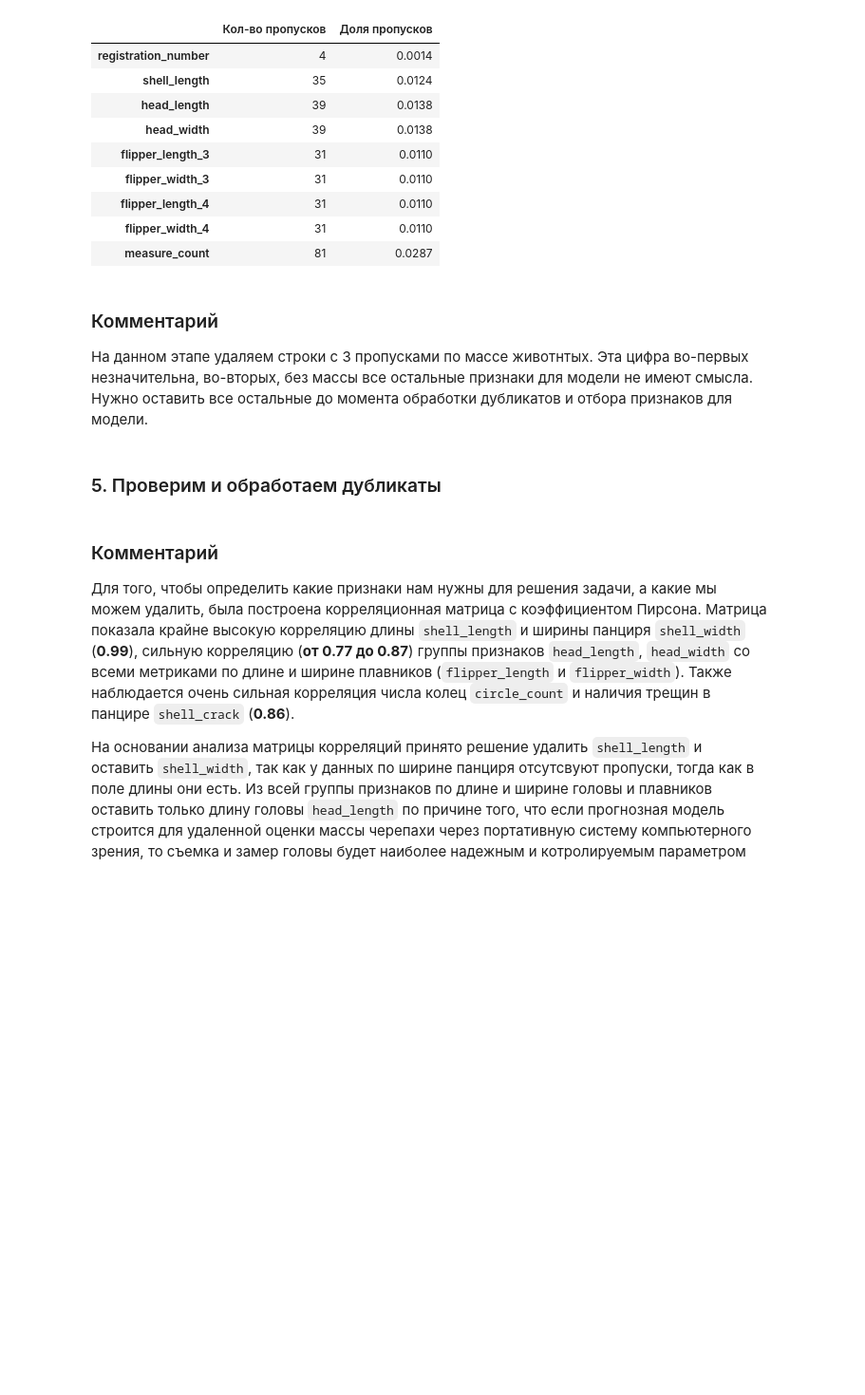
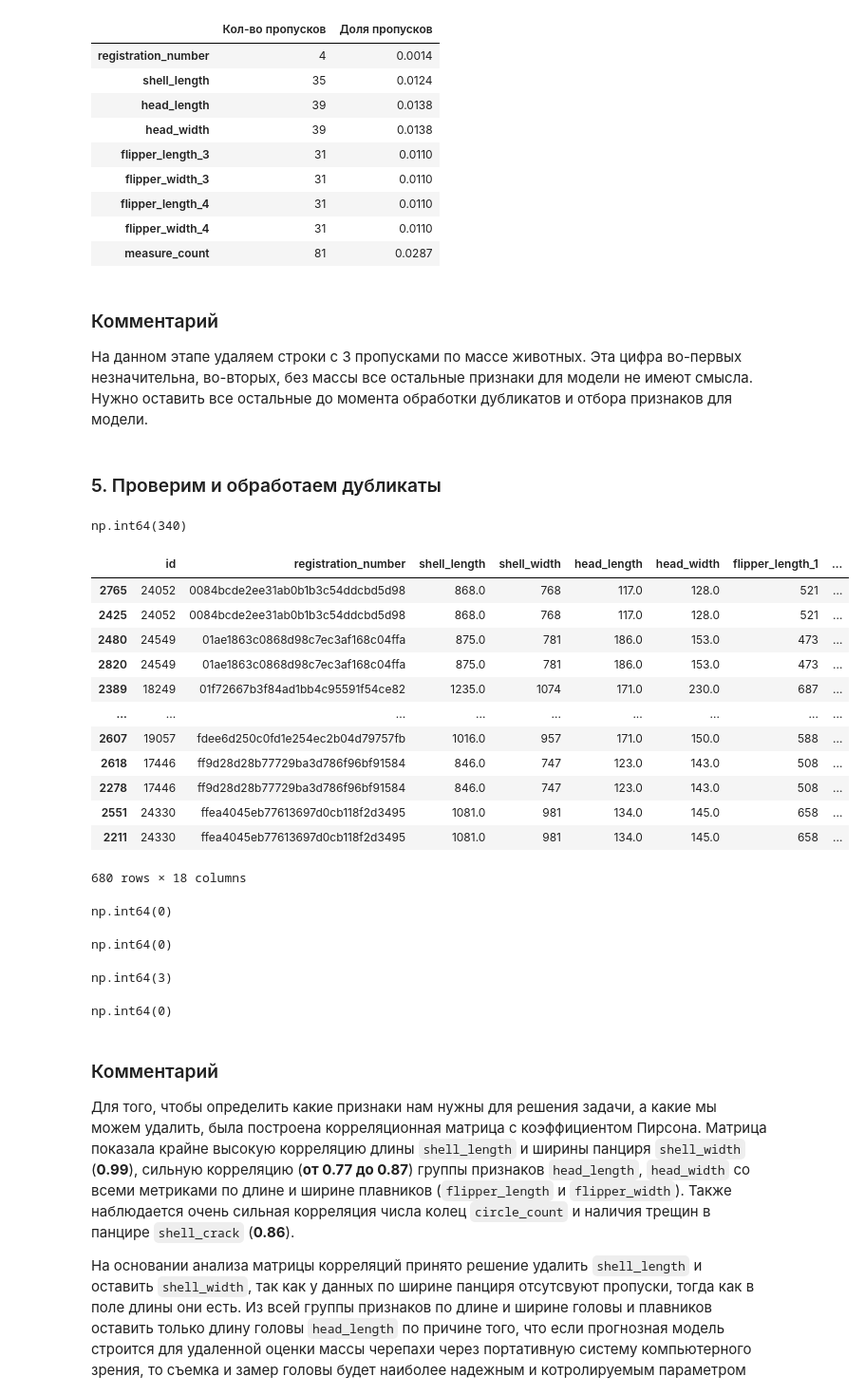
Before and after one commit to TemaQDX/project_turtle, a Jupyter notebook: project_turtle_sprint_10_Artem_Burov.ipynb, the cells around one changed output. Shown at 95% size. Drawn from its saved outputs; the diff is of its cells as text; code cells hidden in the pictures; blank space fills up the shorter version.

```diff
--- a/project_turtle_sprint_10_Artem_Burov.ipynb
+++ b/project_turtle_sprint_10_Artem_Burov.ipynb
@@ -285,6 +285,27 @@ show_missing_stats(df_chelodia_mydas)
 # %% [markdown]
 ### Комментарий
 
-На данном этапе удаляем строки с 3 пропусками по массе животнтых. Эта цифра во-первых незначительна, во-вторых, без массы все остальные признаки для модели не имеют смысла. Нужно оставить все остальные до момента обработки дубликатов и отбора признаков для модели.
+На данном этапе удаляем строки с 3 пропусками по массе животных. Эта цифра во-первых незначительна, во-вторых, без массы все остальные признаки для модели не имеют смысла. Нужно оставить все остальные до момента обработки дубликатов и отбора признаков для модели.
 # %% [markdown]
 ### 5. Проверим и обработаем дубликаты
+# %%
+# Проверим наличие явных дубликатов
+df_chelodia_mydas.duplicated().sum()
+# %% [output]
+np.int64(340)
+# %%
+df_chelodia_mydas.sort_values(by='registration_number')[df_chelodia_mydas.sort_values(by='registration_number').duplicated(keep=False)]
+# %% [output]
+|  | id | registration_number | shell_length | shell_width | head_length | head_width | flipper_length_1 | ... |
+| 2765 | 24052 | 0084bcde2ee31ab0b1b3c54ddcbd5d98 | 868.0 | 768 | 117.0 | 128.0 | 521 | ... |
+| 2425 | 24052 | 0084bcde2ee31ab0b1b3c54ddcbd5d98 | 868.0 | 768 | 117.0 | 128.0 | 521 | ... |
+| 2480 | 24549 | 01ae1863c0868d98c7ec3af168c04ffa | 875.0 | 781 | 186.0 | 153.0 | 473 | ... |
+| 2820 | 24549 | 01ae1863c0868d98c7ec3af168c04ffa | 875.0 | 781 | 186.0 | 153.0 | 473 | ... |
+| 2389 | 18249 | 01f72667b3f84ad1bb4c95591f54ce82 | 1235.0 | 1074 | 171.0 | 230.0 | 687 | ... |
+| ... | ... | ... | ... | ... | ... | ... | ... | ... |
+| 2607 | 19057 | fdee6d250c0fd1e254ec2b04d79757fb | 1016.0 | 957 | 171.0 | 150.0 | 588 | ... |
+| 2618 | 17446 | ff9d28d28b77729ba3d786f96bf91584 | 846.0 | 747 | 123.0 | 143.0 | 508 | ... |
+| 2278 | 17446 | ff9d28d28b77729ba3d786f96bf91584 | 846.0 | 747 | 123.0 | 143.0 | 508 | ... |
+| 2551 | 24330 | ffea4045eb77613697d0cb118f2d3495 | 1081.0 | 981 | 134.0 | 145.0 | 658 | ... |
+| 2211 | 24330 | ffea4045eb77613697d0cb118f2d3495 | 1081.0 | 981 | 134.0 | 145.0 | 658 | ... |
+680 rows × 18 columns
@@ -291,3 +314,20 @@ show_missing_stats(df_chelodia_mydas)
+# %%
+# Проверим наличие явных дубликатов
+df_chelodia_mydas.duplicated().sum()
+# %% [output]
+np.int64(0)
+# %%
+df_chelodia_mydas.duplicated(subset='id').sum()
+# %% [output]
+np.int64(0)
+# %%
+df_chelodia_mydas.duplicated(subset='registration_number').sum()
+# %% [output]
+np.int64(3)
+# %%
+df_chelodia_mydas.duplicated(subset='timestamp').sum()
+# %% [output]
+np.int64(0)
 # %%
 # measure_cols = ['shell_length', 'shell_width', 'head_length', 'head_width', 'flipper_length_1', 'flipper_width_1', 'flipper_length_2', 'flipper_width_2', 'flipper_length_3', 'flipper_width_3', 'flipper_length_4', 'flipper_width_4', 'circle_count', 'measure_count', 'shell_crack']
 # df_chelodia_mydas[measure_cols].corr(method='pearson').style.background_gradient(cmap='coolwarm')
```
Also changed, not shown: parts of 1 cell of this notebook.
